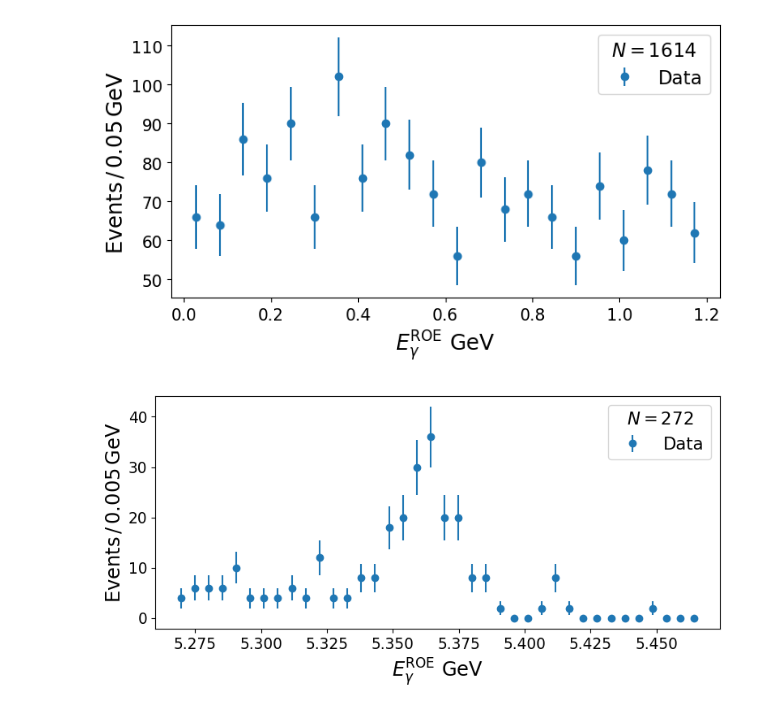
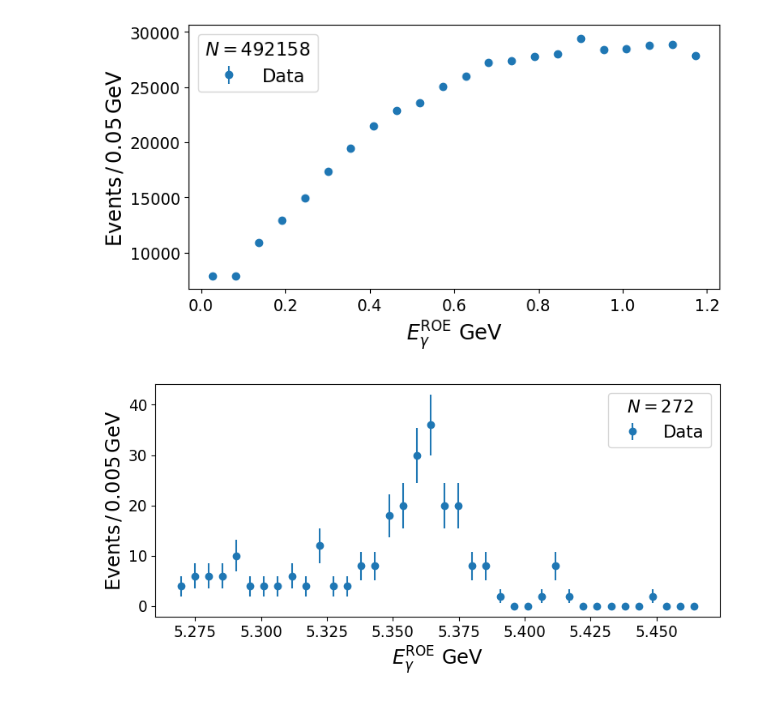
Before and after one commit to Clai101/Bs_tautau_an, a Jupyter notebook: MC_bsbs.ipynb, the cells around one changed output. Saved outputs shown, nothing was run; the diff lists cells and outputs as text; code cells hidden in the pictures.

```diff
--- a/MC_bsbs.ipynb
+++ b/MC_bsbs.ipynb
@@ -44,18 +45,18 @@ a = 0
 b = 1.2
 bins = np.linspace(a, b, int((b-a)/wbin))
 # %%
-bin_centers, counts, N = compute_histogram(dataset, bins, "E_gamma_in_ROE", filter_mask= mask & mask_lep)
+bin_centers, counts, N = compute_histogram(dataset, bins, "E_gamma_in_ROE")
 
 fig, ax = plt.subplots(1, figsize=(12/1.5, 6/1.5))
 
 ax.errorbar(bin_centers, counts, yerr=np.sqrt(counts), fmt='o', label="Data")
 ax.set_ylabel(f'$\\mathrm{{Events}}\\,/\\,{wbin}\\,\\mathrm{{GeV}}$')
 ax.set_xlabel(r'$E_{\gamma}^\mathrm{ROE} \ \mathrm{GeV}$')
 ax.legend(title=f"$N = {N}$")
 
 plt.show()
 # %% [output]
-[figure, old version]
+[figure, new version]
 # %%
 wbin = 0.005
 a = Bs_m - 0.1
```
Also changed, not shown: parts of 1 cell of this notebook, 3 other files.
